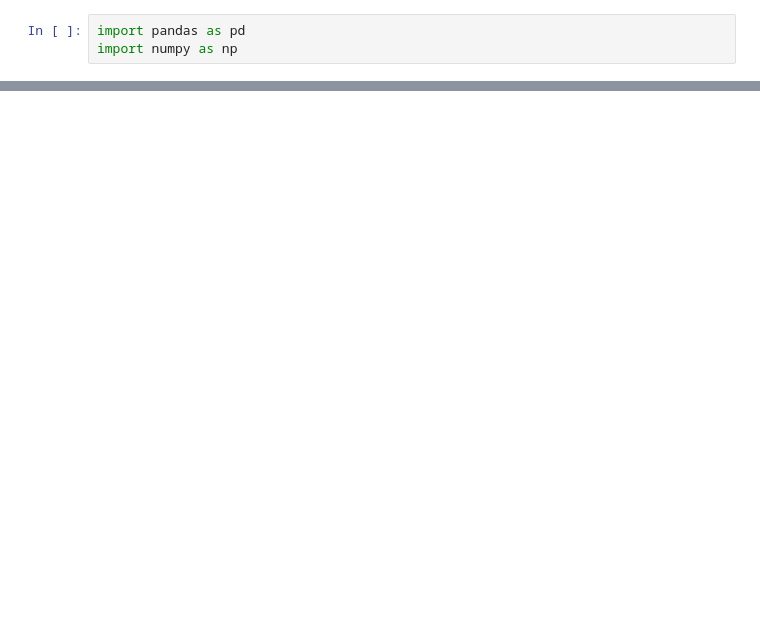
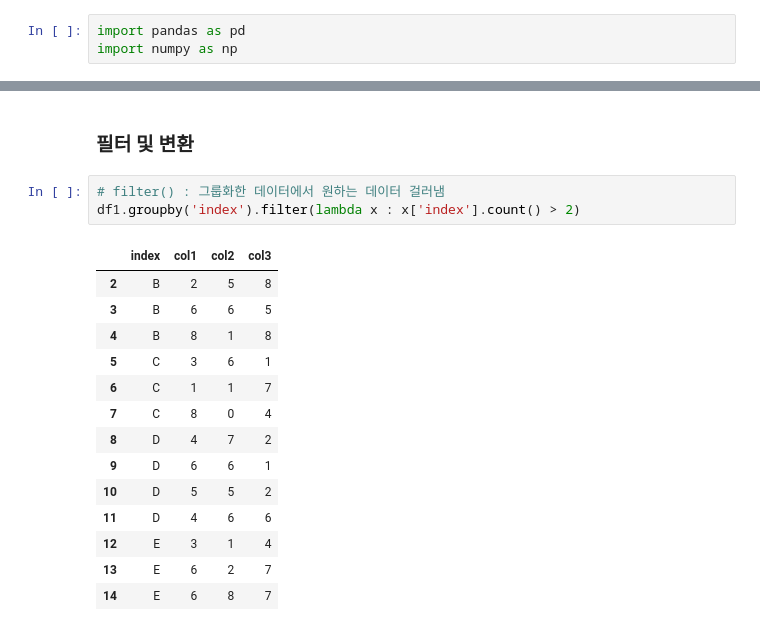
Before and after one commit to fairydragon4/fairydragon4, a Jupyter notebook: 03-6. Pandas 그룹.ipynb, the cells around one changed output, grey strips where cells are left out. Cells and saved outputs as stored; diff of their text form; blank space fills up the shorter version.

```diff
--- a/03-6. Pandas 그룹.ipynb
+++ b/03-6. Pandas 그룹.ipynb
@@ -158,0 +168,20 @@ df2
+# %% [markdown]
+### 필터 및 변환
+# %%
+# filter() : 그룹화한 데이터에서 원하는 데이터 걸러냄
+df1.groupby('index').filter(lambda x : x['index'].count() > 2)
+# %% [output]
+|  | index | col1 | col2 | col3 |
+| 2 | B | 2 | 5 | 8 |
+| 3 | B | 6 | 6 | 5 |
+| 4 | B | 8 | 1 | 8 |
+| 5 | C | 3 | 6 | 1 |
+| 6 | C | 1 | 1 | 7 |
+| 7 | C | 8 | 0 | 4 |
+| 8 | D | 4 | 7 | 2 |
+| 9 | D | 6 | 6 | 1 |
+| 10 | D | 5 | 5 | 2 |
+| 11 | D | 4 | 6 | 6 |
+| 12 | E | 3 | 1 | 4 |
+| 13 | E | 6 | 2 | 7 |
+| 14 | E | 6 | 8 | 7 |
```
Also changed, not shown: parts of 26 cells of this notebook.
